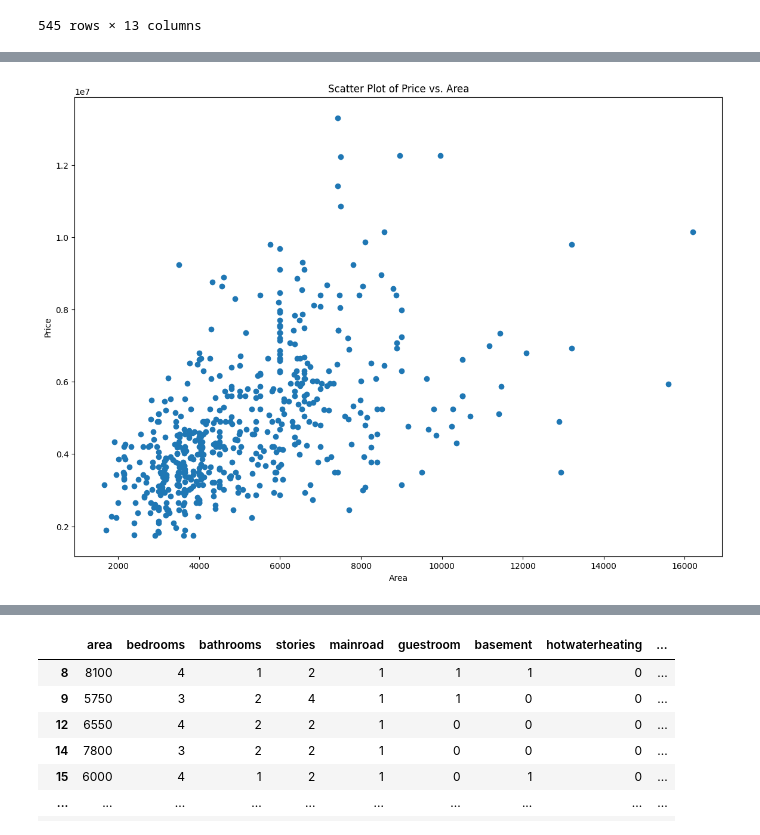
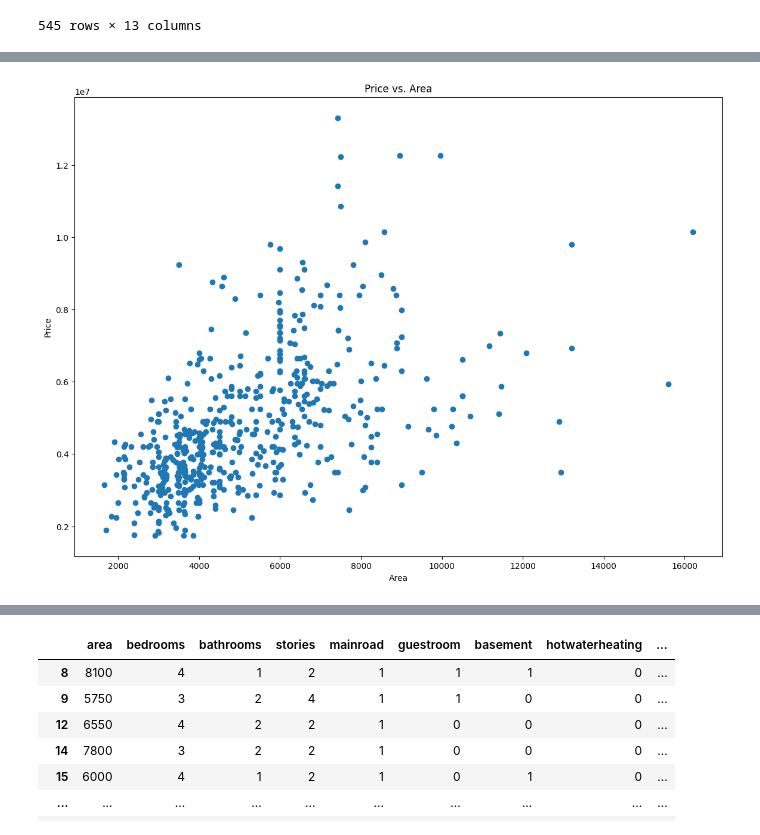
Before and after one commit to Pascal-Adrian/Sigmoid, a Jupyter notebook: InitialTask/TechTask.ipynb, the cells around one changed output, grey strips where cells are left out. Saved outputs shown, nothing was run; the diff lists cells and outputs as text; code cells hidden in the pictures.

```diff
--- a/InitialTask/TechTask.ipynb
+++ b/InitialTask/TechTask.ipynb
@@ -144,9 +161,9 @@ df
 # %%
 plt.figure(figsize=(14, 10))
 plt.scatter(df['area'], df['price'])
-plt.title('Scatter Plot of Price vs. Area')
+plt.title('Price vs. Area')
 plt.xlabel('Area')
 plt.ylabel('Price')
 plt.show()
 # %% [output]
-[figure, old version]
+[figure, new version]
```
Also changed, not shown: parts of 22 cells of this notebook, 2 other files.
